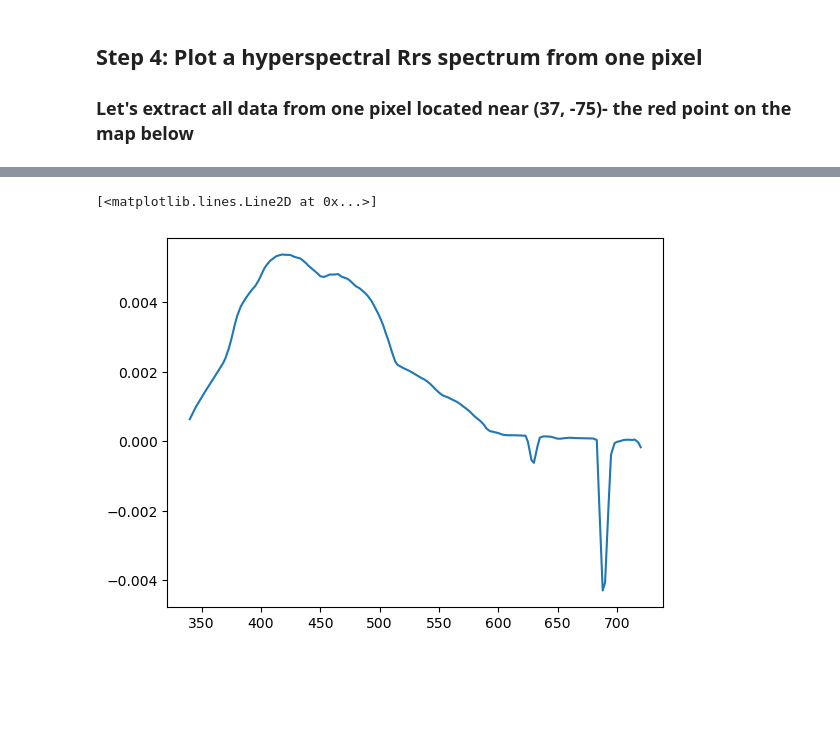
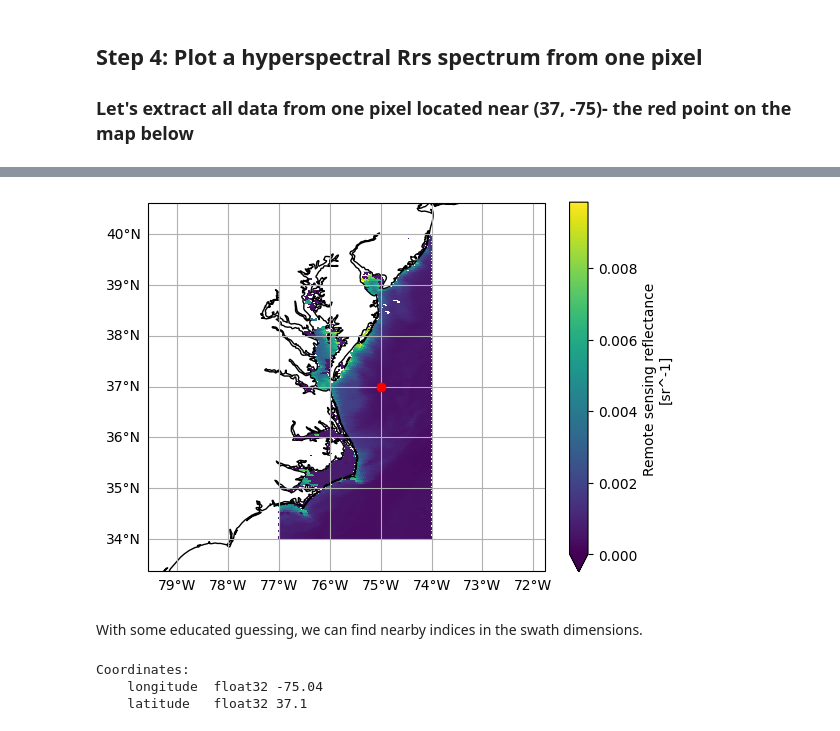
Before and after one commit to aewindle110/OCI_tutorials, a Jupyter notebook: Simulated_OCI_tutorial.ipynb, the cells around one changed output, grey strips where cells are left out. Drawn from its saved outputs; the diff is of its cells as text; code cells hidden in the pictures; blank space fills up the shorter version.

```diff
--- a/Simulated_OCI_tutorial.ipynb
+++ b/Simulated_OCI_tutorial.ipynb
@@ -179,9 +243,3 @@ plt.axis([-77, -74, 34, 40]) #changes the plotting axes
 ## Step 4: Plot a hyperspectral Rrs spectrum from one pixel
 
 ### Let's extract all data from one pixel located near (37, -75)- the red point on the map below
-# %%
-ax = plt.axes(projection=ccrs.PlateCarree())
-ax.coastlines()
-rrs_xds_subset.Rrs[:,:,100].plot(x='lon', y='lat', cmap='viridis', vmin=0)
-plt.axis([-77, -74, 34, 40]) #changes the plotting axes
-plt.plot(-75, 37, marker='o',color='red') #adding red point to extract data from
@@ -337,5 +246,17 @@ ds.Rrs[:,:,100].plot(x='longitude', y='latitude')
-# %%
-plt.plot(wv, ds.Rrs[1000,90,:])
-# %% [output]
-[<matplotlib.lines.Line2D at 0x...>]
-[figure, removed]
+# %%
+ax.plot(-75, 37, marker='o', color='red') #adding red point to extract data from
+fig
+# %% [output]
+[figure, added]
+# %% [markdown]
+With some educated guessing, we can find nearby indices in the swath dimensions.
+# %%
+rrs_xds_point = rrs_xds_subset.sel({
+    "number_of_lines": 296,
+    "pixels_per_line": 74,
+})
+rrs_xds_point.coords
+# %% [output]
+Coordinates:
+    longitude  float32 -75.04
+    latitude   float32 37.1
```
Also changed, not shown: parts of 37 cells of this notebook.
